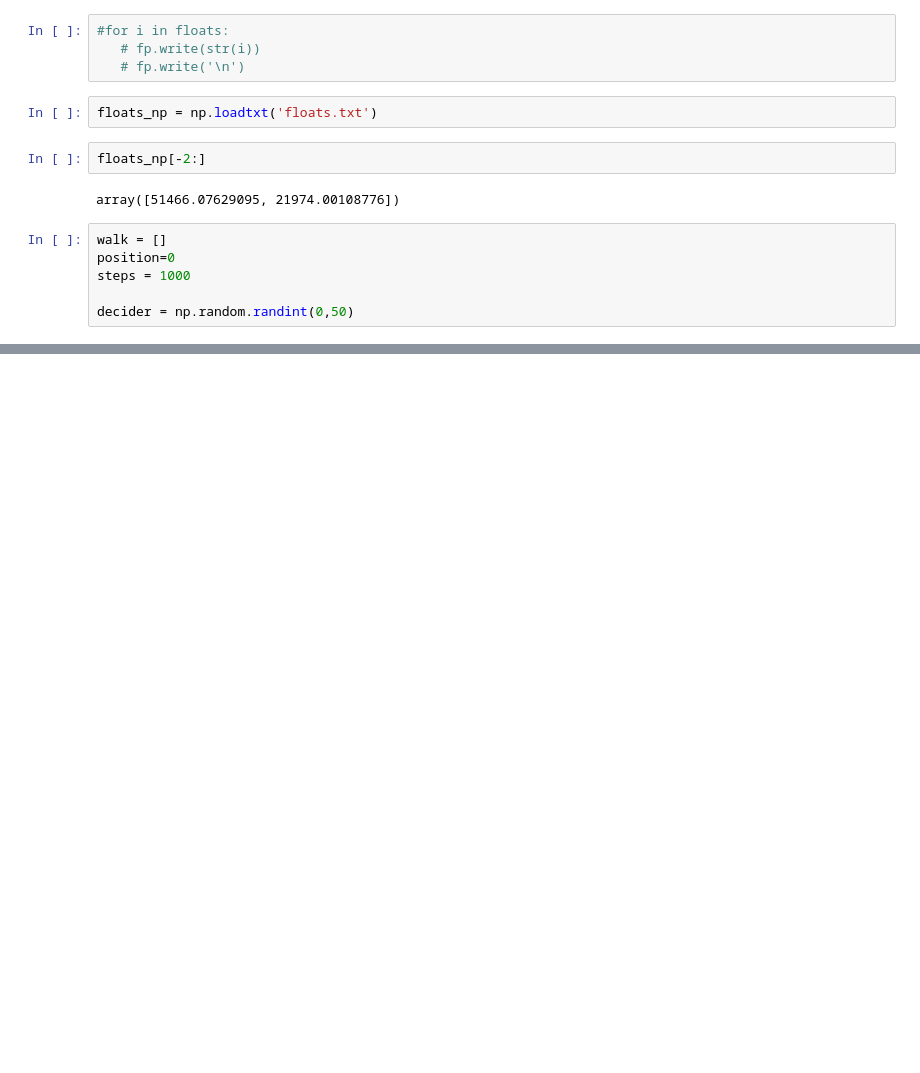
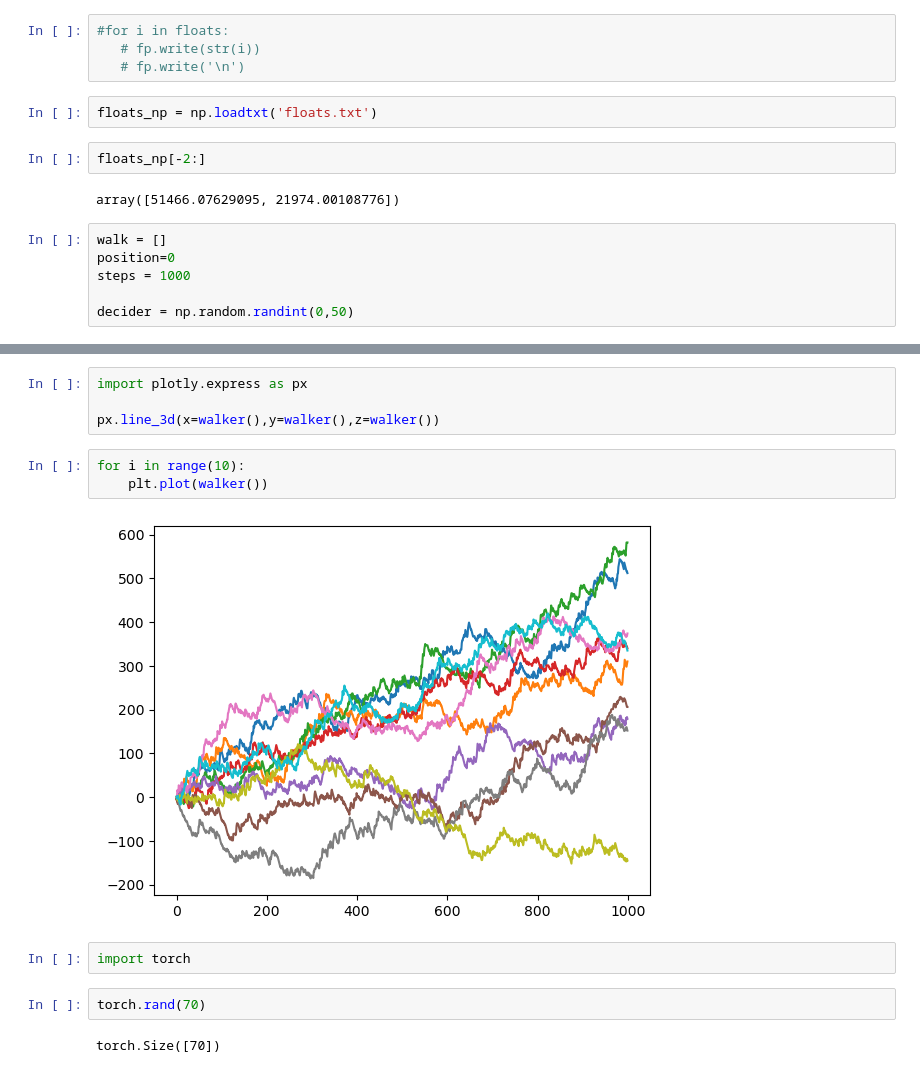
Before and after one commit to ARKA1112/Fluent_Python, a Jupyter notebook: chap2_arrayofseq.ipynb, the cells around one changed output, grey strips where cells are left out. Saved outputs shown, nothing was run; the diff lists cells and outputs as text; blank space fills up the shorter version.

```diff
--- a/chap2_arrayofseq.ipynb
+++ b/chap2_arrayofseq.ipynb
@@ -527,0 +528,15 @@ plt.plot(walker())
+# %%
+import plotly.express as px
+
+px.line_3d(x=walker(),y=walker(),z=walker())
+# %%
+for i in range(10):
+    plt.plot(walker())
+# %% [output]
+[figure, added]
+# %%
+import torch
+# %%
+torch.rand(70)
+# %% [output]
+torch.Size([70])
```
Also changed, not shown: parts of 6 cells of this notebook, 2 other files.
